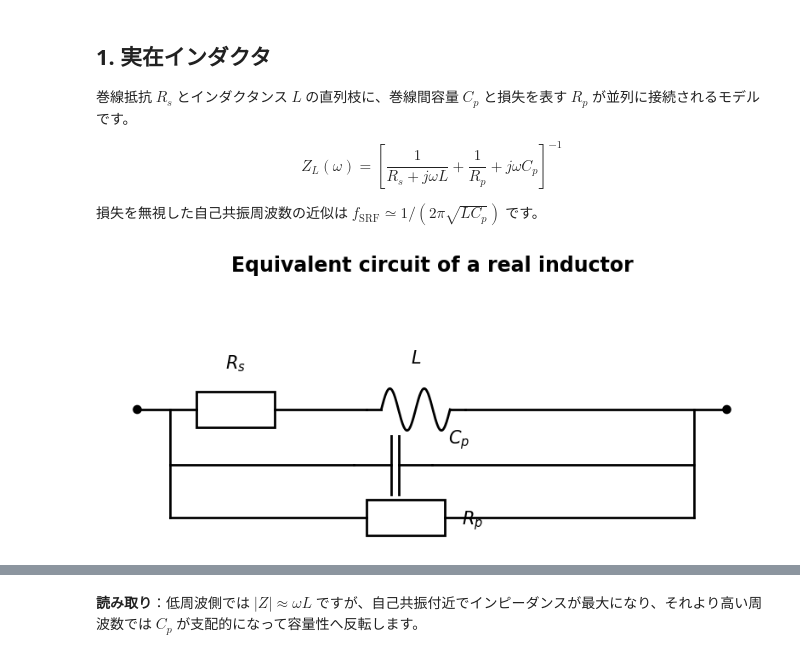
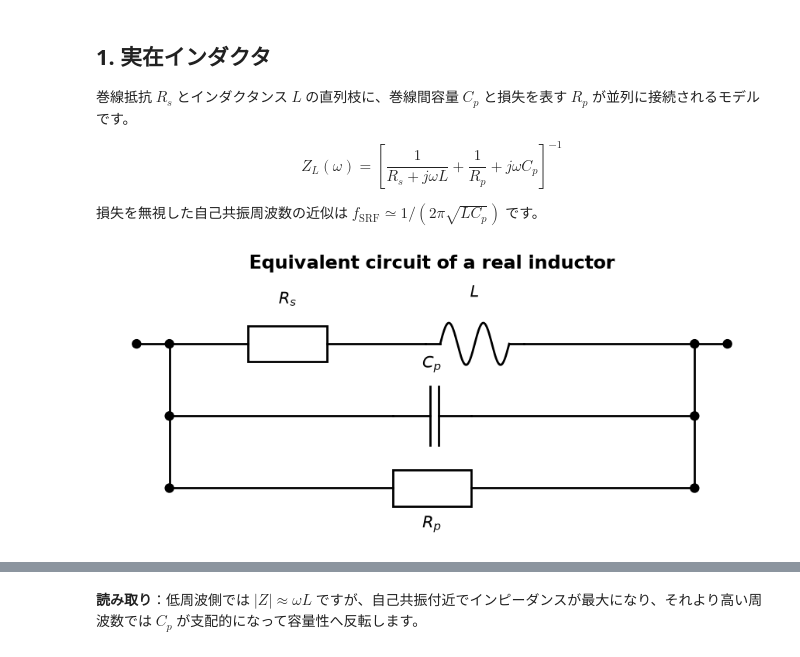
Before and after one commit to shima-nct/microwave-engineering-tools, a Jupyter notebook: notebooks/high-frequency-component-models.ipynb, the cells around one changed output, grey strips where cells are left out. Saved outputs shown, nothing was run; the diff lists cells and outputs as text; code cells hidden in the pictures.

Commit message:
fix: rebalance equivalent circuit diagrams

```diff
--- a/notebooks/high-frequency-component-models.ipynb
+++ b/notebooks/high-frequency-component-models.ipynb
@@ -48,6 +48,9 @@ def plot_impedance(f, z_ideal, z_real, title, marker_frequency=None, marker_labe
 def wire(ax, x1, y1, x2, y2):
     ax.plot([x1, x2], [y1, y2], color='black', linewidth=2)
 
+def node(ax, x, y, radius=0.065):
+    ax.add_patch(Circle((x, y), radius, facecolor='black', edgecolor='black', zorder=5))
+
 def resistor(ax, x, y, width=1.2, height=0.55, label='R'):
     ax.add_patch(Rectangle((x, y-height/2), width, height, fill=False, linewidth=2))
     ax.text(x+width/2, y+0.55, label, ha='center', va='bottom', fontsize=15)
@@ -69,11 +72,11 @@ def inductor(ax, x, y, width=1.5, label='L'):
     wire(ax, x+width-lead, y, x+width, y)
     ax.text(x+width/2, y+0.65, label, ha='center', va='bottom', fontsize=15)
 
-def finish_circuit(ax, title):
-    ax.add_patch(Circle((0.5, 2), 0.06, color='black'))
-    ax.add_patch(Circle((9.5, 2), 0.06, color='black'))
+def finish_circuit(ax, title, nodes=((0.5, 2), (9.5, 2))):
+    for x, y in nodes:
+        node(ax, x, y)
     ax.set_xlim(0, 10)
-    ax.set_ylim(0, 4)
+    ax.set_ylim(-0.35, 3.65)
     ax.set_aspect('equal')
     ax.axis('off')
     ax.set_title(title, fontsize=17, weight='bold')
@@ -88,21 +91,32 @@ $$
 
 損失を無視した自己共振周波数の近似は $f_{\mathrm{SRF}}\simeq 1/(2\pi\sqrt{LC_p})$ です。
 # %%
-fig, ax = plt.subplots(figsize=(11, 4))
+fig, ax = plt.subplots(figsize=(11, 4.4))
+x_left, x_right = 1.0, 9.0
+y_top, y_middle, y_bottom = 2.6, 1.5, 0.4
+# 左右の母線と外部端子
+wire(ax, 0.5, y_top, x_left, y_top); wire(ax, x_left, y_bottom, x_left, y_top)
+wire(ax, x_right, y_bottom, x_right, y_top); wire(ax, x_right, y_top, 9.5, y_top)
 # 上段: Rs と L の直列枝
-wire(ax, 0.5, 2, 1.4, 2); resistor(ax, 1.4, 2, label=r'$R_s$')
-wire(ax, 2.6, 2, 4.0, 2); inductor(ax, 4.0, 2, label=r'$L$'); wire(ax, 5.5, 2, 9.5, 2)
-# Cp と Rp の並列枝
-wire(ax, 1.0, 2, 1.0, 1.15); wire(ax, 1.0, 1.15, 3.8, 1.15)
-capacitor(ax, 3.8, 1.15, label=''); ax.text(5.25, 1.48, r'$C_p$', fontsize=15)
-wire(ax, 5.0, 1.15, 9.0, 1.15); wire(ax, 9.0, 1.15, 9.0, 2)
-wire(ax, 1.0, 1.15, 1.0, 0.35); wire(ax, 1.0, 0.35, 4.0, 0.35)
-resistor(ax, 4.0, 0.35, label=''); ax.text(5.45, 0.25, r'$R_p$', fontsize=15)
-wire(ax, 5.2, 0.35, 9.0, 0.35); wire(ax, 9.0, 0.35, 9.0, 1.15)
-finish_circuit(ax, 'Equivalent circuit of a real inductor')
+wire(ax, x_left, y_top, 2.2, y_top); resistor(ax, 2.2, y_top, label=r'$R_s$')
+wire(ax, 3.4, y_top, 4.9, y_top); inductor(ax, 4.9, y_top, label=r'$L$')
+wire(ax, 6.4, y_top, x_right, y_top)
+# 中段: 巻線間容量 Cp
+wire(ax, x_left, y_middle, 4.4, y_middle)
+capacitor(ax, 4.4, y_middle, label=r'$C_p$')
+wire(ax, 5.6, y_middle, x_right, y_middle)
+# 下段: 損失抵抗 Rp（ラベルは配線から離して下側へ）
+wire(ax, x_left, y_bottom, 4.4, y_bottom)
+resistor(ax, 4.4, y_bottom, label='')
+ax.text(5.0, -0.02, r'$R_p$', ha='center', va='top', fontsize=15)
+wire(ax, 5.6, y_bottom, x_right, y_bottom)
+junctions = [(0.5, y_top), (9.5, y_top)]
+junctions += [(x_left, y) for y in (y_top, y_middle, y_bottom)]
+junctions += [(x_right, y) for y in (y_top, y_middle, y_bottom)]
+finish_circuit(ax, 'Equivalent circuit of a real inductor', nodes=junctions)
 plt.show()
 # %% [output]
-[figure, old version]
+[figure, new version]
 # %%
 # 数値例: 100 nH のインダクタ
 L = 100e-9       # H
```
Also changed, not shown: parts of 5 cells of this notebook, 2 other files.
